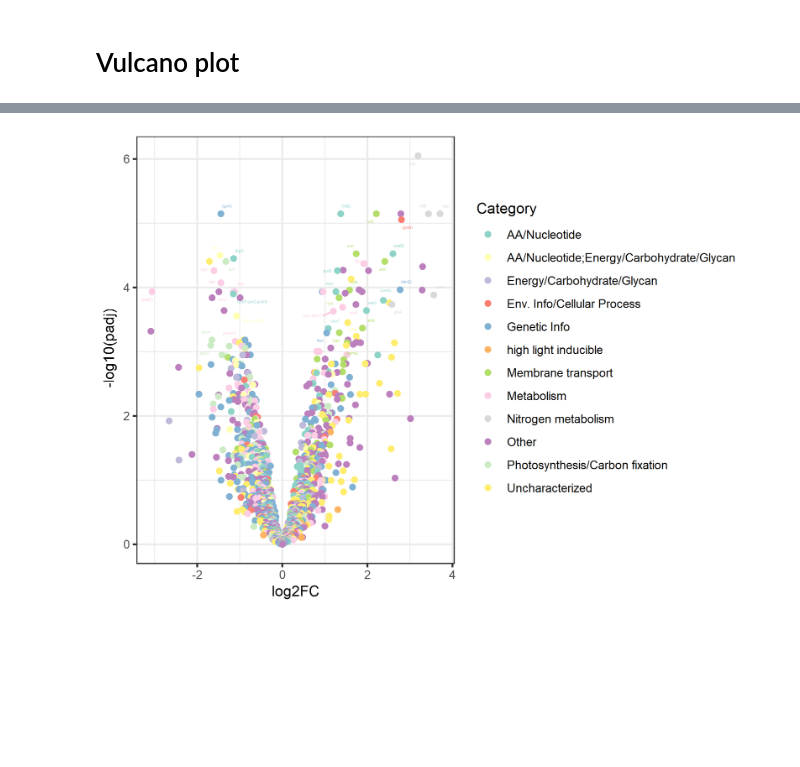
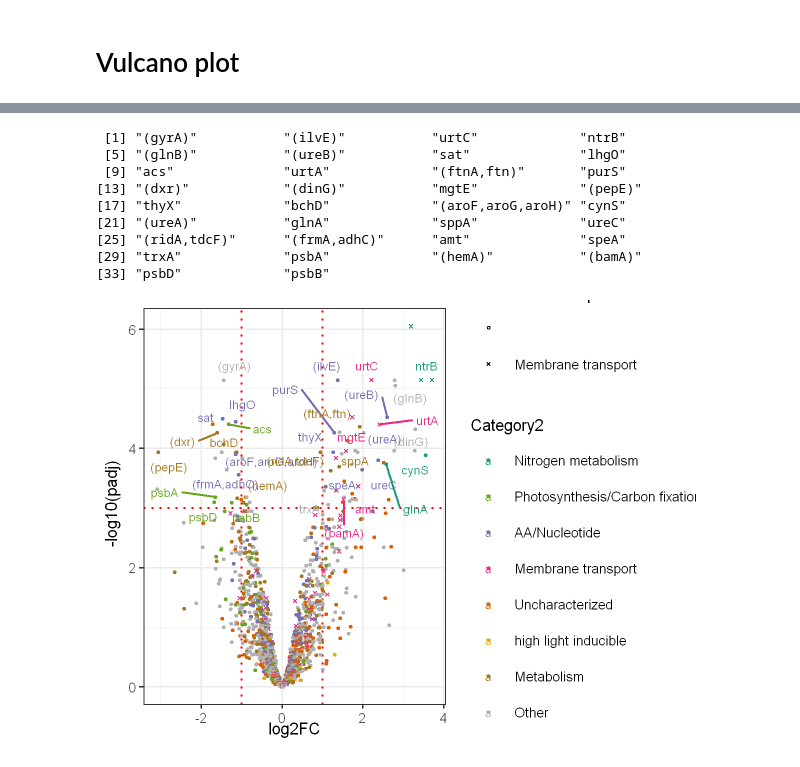
Before and after one commit to wosnat/CC1A3, a Jupyter notebook: Enrichment/CC1A3 MED4 figure long term.ipynb, the cells around one changed output, grey strips where cells are left out. Cells and saved outputs as stored; diff of their text form; code cells hidden in the pictures; blank space fills up the shorter version.

Commit message:
DE figure

```diff
--- a/Enrichment/CC1A3 MED4 figure long term.ipynb
+++ b/Enrichment/CC1A3 MED4 figure long term.ipynb
@@ -242,0 +284,11 @@ A tibble: 10 × 9
+# %%
+df_all = df_all %>% filter(!is.na(Category)) #%>% count(product)
+# %%
+category_move_to_other = c('Env. Info/Cellular Process', 'Genetic Info')
+category_move_to_metabolism = c('Energy/Carbohydrate/Glycan')
+category_move_to_aa = c('AA/Nucleotide;Energy/Carbohydrate/Glycan')
+df_all = df_all %>%
+    mutate(Category2 = Category) %>%
+    mutate(Category2 = if_else(Category %in% category_move_to_other, 'Other', Category2)) %>%
+    mutate(Category2 = if_else(Category %in% category_move_to_metabolism, 'Metabolism', Category2)) %>%
+    mutate(Category2 = if_else(Category %in% category_move_to_aa, 'AA/Nucleotide', Category2))
@@ -292,21 +407,39 @@ colSums(is.na(df_all))
+# %%
+df_labels$gene
+# %% [output]
+ [1] "(gyrA)"           "(ilvE)"           "urtC"             "ntrB"
+ [5] "(glnB)"           "(ureB)"           "sat"              "lhgO"
+ [9] "acs"              "urtA"             "(ftnA,ftn)"       "purS"
+[13] "(dxr)"            "(dinG)"           "mgtE"             "(pepE)"
+[17] "thyX"             "bchD"             "(aroF,aroG,aroH)" "cynS"
+[21] "(ureA)"           "glnA"             "sppA"             "ureC"
+[25] "(ridA,tdcF)"      "(frmA,adhC)"      "amt"              "speA"
+[29] "trxA"             "psbA"             "(hemA)"           "(bamA)"
+[33] "psbD"             "psbB"
 # %%
 library(ggrepel)
 assay = 'Proteome'
+
+df_labels = df_all %>%
+  filter(Assay == assay, abs(logFC) > 1, log.padj > 3, !is.na(gene), gene != '')
+
 # Use ggplot2 allows more flexibility in plotting
 df_all %>% filter(Assay == assay) %>%
-ggplot(aes(x = logFC, y =log.padj, color=Category, #shape=Category
+ggplot(aes(x = logFC, y =log.padj, color=Category2, fill=Category2, shape=Membrane.transport
           )) +
-    geom_point(size=1.5 )+
-    #theme_bw(base_size = 10) + # change theme
-    theme_bw() + # change theme
+    geom_vline(xintercept = c(-1,1), colour = "red", linetype="dotted" ) + # Add fold change cutoffs
+    geom_hline(yintercept = 3, colour = "red", linetype="dotted" ) + # Add significance cutoffs
+    geom_point(size=0.5, stroke=0.5 )+
+    theme_bw(base_size = 8) + # change theme
+    #theme_bw() + # change theme
     xlab(expression("log2FC")) + # x-axis label
     ylab(expression(" -log10(padj)")) + # y-axis label
-    #geom_vline(xintercept = c(-1,1), colour = "red") + # Add fold change cutoffs
-    #geom_hline(yintercept = 3, colour = "red") + # Add significance cutoffs
     #geom_vline(xintercept = 0, colour = "black") + # Add 0 lines
     scale_colour_manual(values = my.cols)+
-    geom_text_repel(data=subset(df_all, (Assay==assay)&abs(logFC)>1&log.padj > 3),
-                    aes( logFC, log.padj ,label=gene), max.overlaps = Inf, size=1)  #+ # add gene label
+    scale_fill_manual(values = my.cols)+
+    scale_shape_manual(values = c(21,4)) +
+    geom_text_repel(data=df_labels,
+                    aes( logFC, log.padj ,label=gene), max.overlaps = Inf, size=2)  #+ # add gene label
     #facet_wrap(~contrast, ncol=2)
 # %% [output]
-[figure, old version]
+[figure, new version]
```
Also changed, not shown: parts of 25 cells of this notebook, 13 other files.
